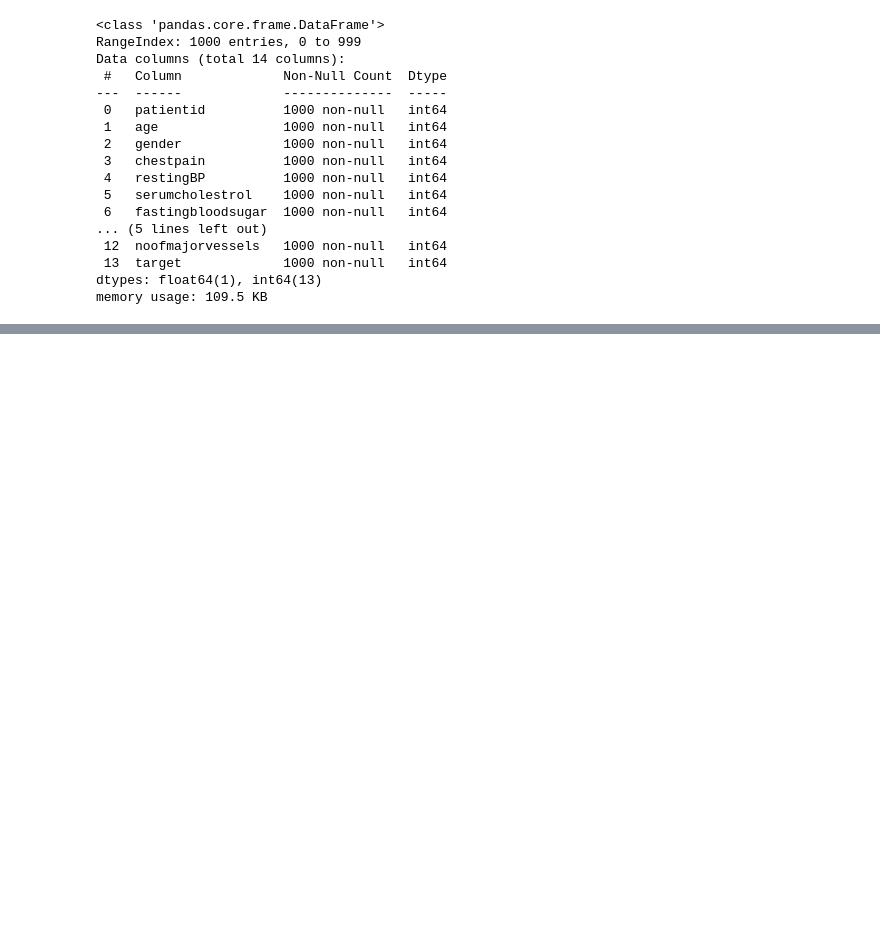
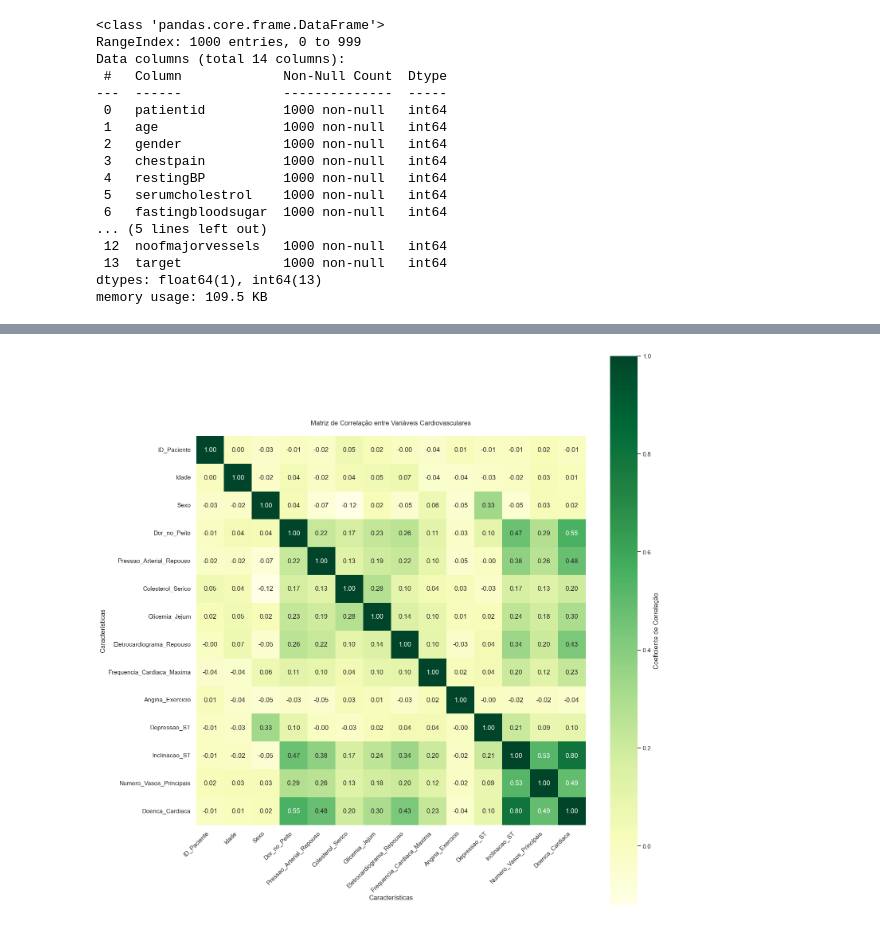
Before and after one commit to joaoizidioLoiola/PJ-Topicos_Avancados, a Jupyter notebook: TesteTopicosAvançados_T1 (2).ipynb, the cells around one changed output, grey strips where cells are left out. Saved outputs shown, nothing was run; the diff lists cells and outputs as text; code cells hidden in the pictures; blank space fills up the shorter version.

Commit message:
Melhorias efetuadas com ênfase no entendimento do código.

```diff
--- a/TesteTopicosAvançados_T1 (2).ipynb
+++ b/TesteTopicosAvançados_T1 (2).ipynb
@@ -701,0 +399,50 @@ Final Test Accuracy: 0.9599999785423279
+# %%
+# Dicionário de traduções
+colunas_traduzidas = {
+    'patientid': 'ID_Paciente',
+    'age': 'Idade',
+    'gender': 'Sexo',
+    'chestpain': 'Dor_no_Peito',
+    'restingBP': 'Pressao_Arterial_Repouso',
+    'serumcholestrol': 'Colesterol_Serico',
+    'fastingbloodsugar': 'Glicemia_Jejum',
+    'restingrelectro': 'Eletrocardiograma_Repouso',
+    'maxheartrate': 'Frequencia_Cardiaca_Maxima',
+    'exerciseangia': 'Angina_Exercicio',
+    'oldpeak': 'Depressao_ST',
+    'slope': 'Inclinacao_ST',
+    'noofmajorvessels': 'Numero_Vasos_Principais',
+    'target': 'Doenca_Cardiaca'
+}
+
+# Criar matriz de correlação
+correlation_matrix = data1.corr()
+
+# Renomear índices e colunas
+correlation_matrix = correlation_matrix.rename(index=colunas_traduzidas, columns=colunas_traduzidas)
+
+# Configurar figura
+plt.figure(figsize=(15, 15))
+
+# Criar heatmap com nomes traduzidos
+ax = sns.heatmap(correlation_matrix,
+                 annot=True,
+                 cmap="YlGn",
+                 fmt='.2f',
+                 square=True,
+                 cbar_kws={'label': 'Coeficiente de Correlação'})
+
+# Configurar títulos
+plt.xlabel("Características")
+plt.ylabel("Características")
+plt.title("Matriz de Correlação entre Variáveis Cardiovasculares", pad=20)
+
+# Rotacionar rótulos para melhor legibilidade
+plt.xticks(rotation=45, ha='right')
+plt.yticks(rotation=0)
+
+# Ajustar layout
+plt.tight_layout()
+plt.show()
+# %% [output]
+[figure, added]
```
Also changed, not shown: parts of 63 cells of this notebook, 1 other file.
